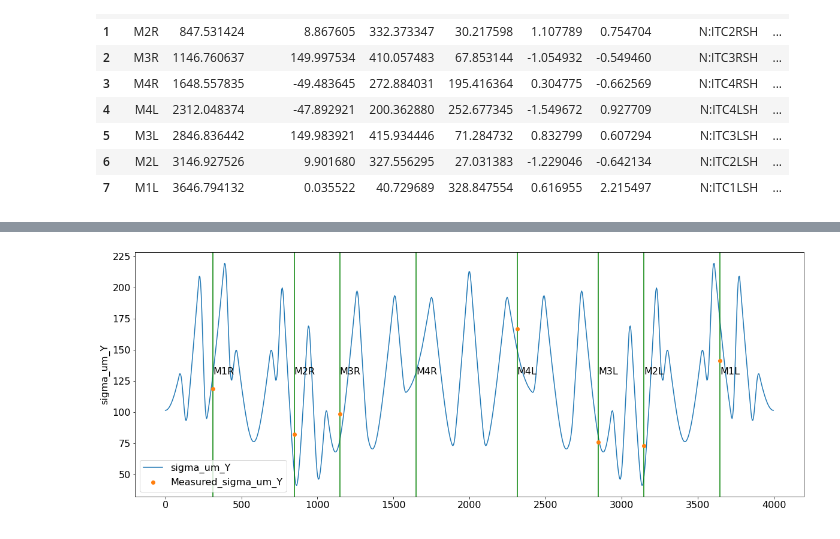
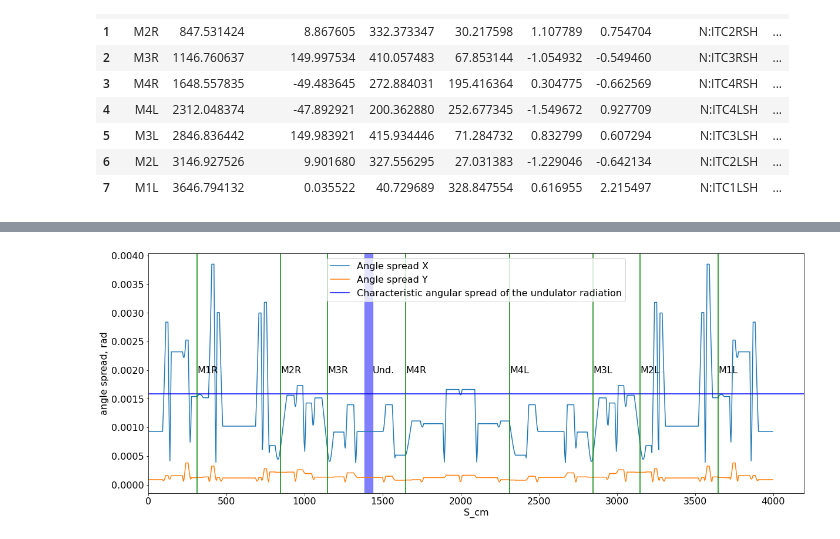
Before and after one commit to IharLobach/fur, a Jupyter notebook: lattice/lattice_devs/lattice_dev.ipynb, the cells around one changed output, grey strips where cells are left out. Saved outputs shown, nothing was run; the diff lists cells and outputs as text; code cells hidden in the pictures.

Commit message:
started working on accounting for angular spread in the electron beam

```diff
--- a/lattice/lattice_devs/lattice_dev.ipynb
+++ b/lattice/lattice_devs/lattice_dev.ipynb
@@ -66,0 +65,5 @@ ey_err
+# %%
+popt, perr = lattice.get_e_um_X_scipy_curve_fit(cameras_df)
+ex_um, dpp = popt
+ex_err, dpp_err = perr
+lattice.show_sigma_fit(lattice_df, cameras_df, 'X', ex_um, dpp=dpp)
@@ -67,5 +72,4 @@ ey_err
 # %%
-lattice.show_sigma_fit(lattice_df, cameras_df, 'Y', ey_um)
-plt.show()
+lattice.show_angle_spread_X_Y(lattice_df, ex_um, ey_um)
 # %% [output]
-[figure, old version]
+[figure, new version]
```
Also changed, not shown: parts of 12 cells of this notebook, 5 other files.
